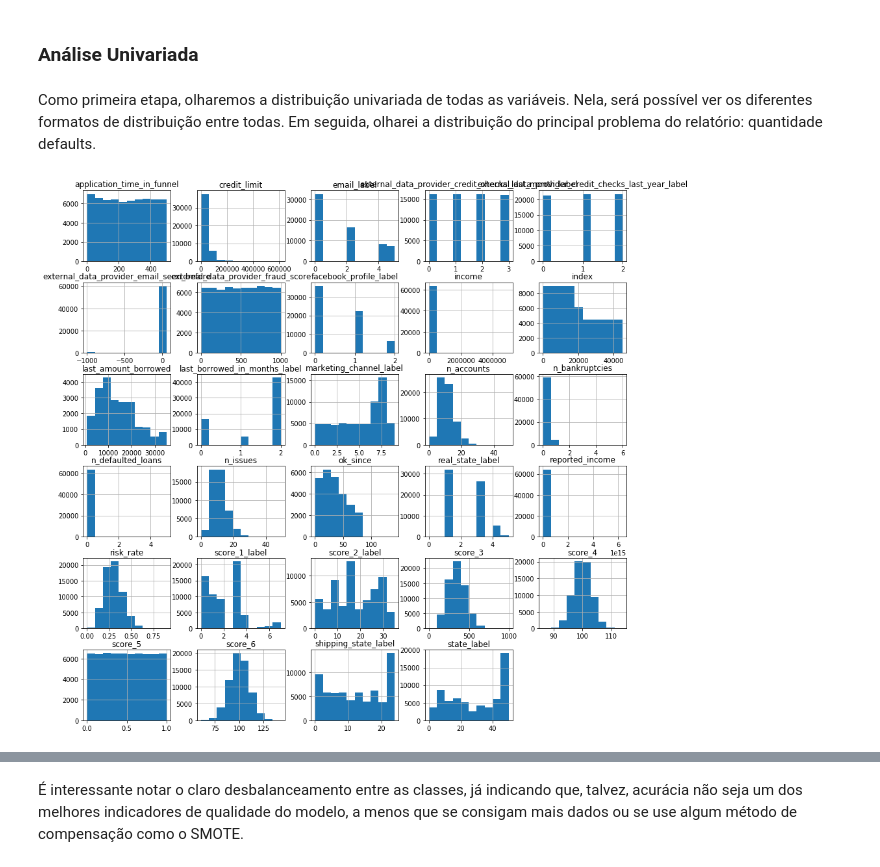
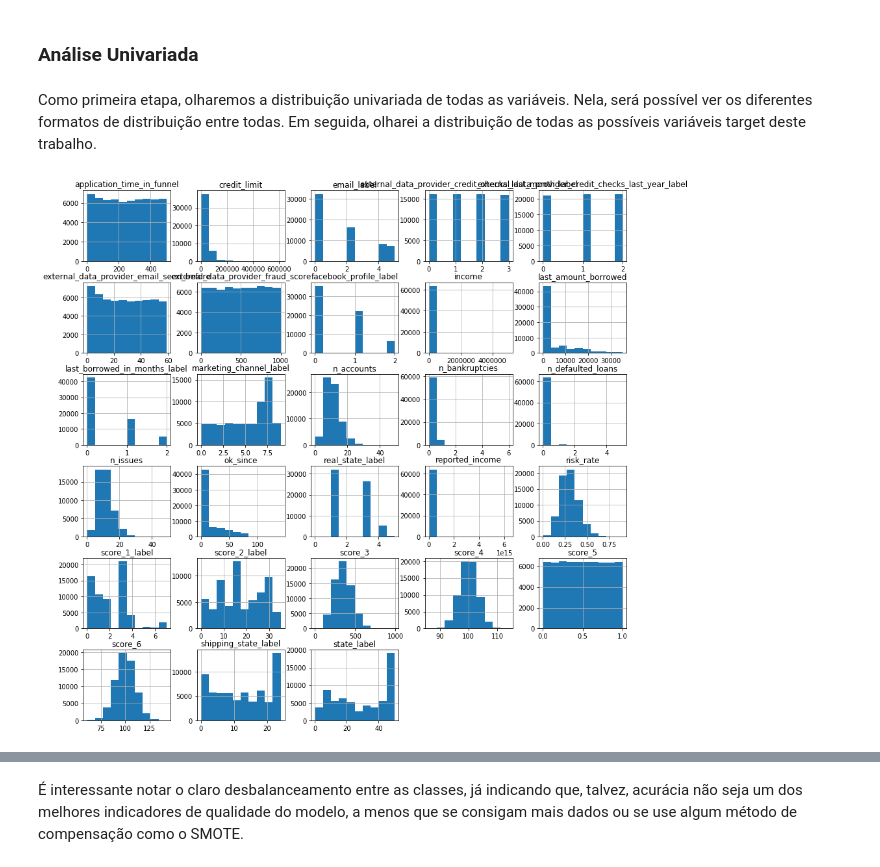
Before and after one commit to bicudorafa/-Development-Udacity_DataChallenge_Nubank, a Jupyter notebook: Case_Nubank.ipynb, the cells around one changed output, grey strips where cells are left out. Saved outputs shown, nothing was run; the diff lists cells and outputs as text; code cells hidden in the pictures.

```diff
--- a/Case_Nubank.ipynb
+++ b/Case_Nubank.ipynb
@@ -325,4 +328,6 @@ array([  51.,   17.,    9.,   38.,   46.,   21.,   16.,   37.,    6.,
 # %%
-combo_x.external_data_provider_email_seen_before.replace([-999, -1], np.nan, inplace=True)
-combo_x.external_data_provider_email_seen_before.plot('hist')
+combo_X.external_data_provider_email_seen_before.replace([-999, -1], np.nan, inplace=True)
+combo_X.external_data_provider_email_seen_before.plot('hist');
+edpesb_nulls = combo_X.external_data_provider_email_seen_before.isnull().sum()
+print('the number of NaN Values in the Var is', edpesb_nulls)
 # %% [output]
@@ -408,13 +413,13 @@ Assim como descrito acima, usarei as variáveis transformadas para facilitar a i
 # %% [markdown]
 ### Análise Univariada
 # %% [markdown]
-Como primeira etapa, olharemos a distribuição univariada de todas as variáveis. Nela, será possível ver os diferentes formatos de distribuição entre todas. Em seguida, olharei a distribuição do principal problema do relatório: quantidade defaults.
+Como primeira etapa, olharemos a distribuição univariada de todas as variáveis. Nela, será possível ver os diferentes formatos de distribuição entre todas. Em seguida, olharei a distribuição de todas as possíveis variáveis target deste trabalho.
 # %%
 # Histograma Univariado
-combo_X_clean.hist(figsize=(15,15))
+combo_X_clean.iloc[:,1:].hist(figsize=(15,15))
 plt.show()
 # %% [output]
-[figure, old version]
+[figure, new version]
 # %%
 # Tamanho
 plt.figure(figsize=(5,5))
```
Also changed, not shown: parts of 25 cells of this notebook.
